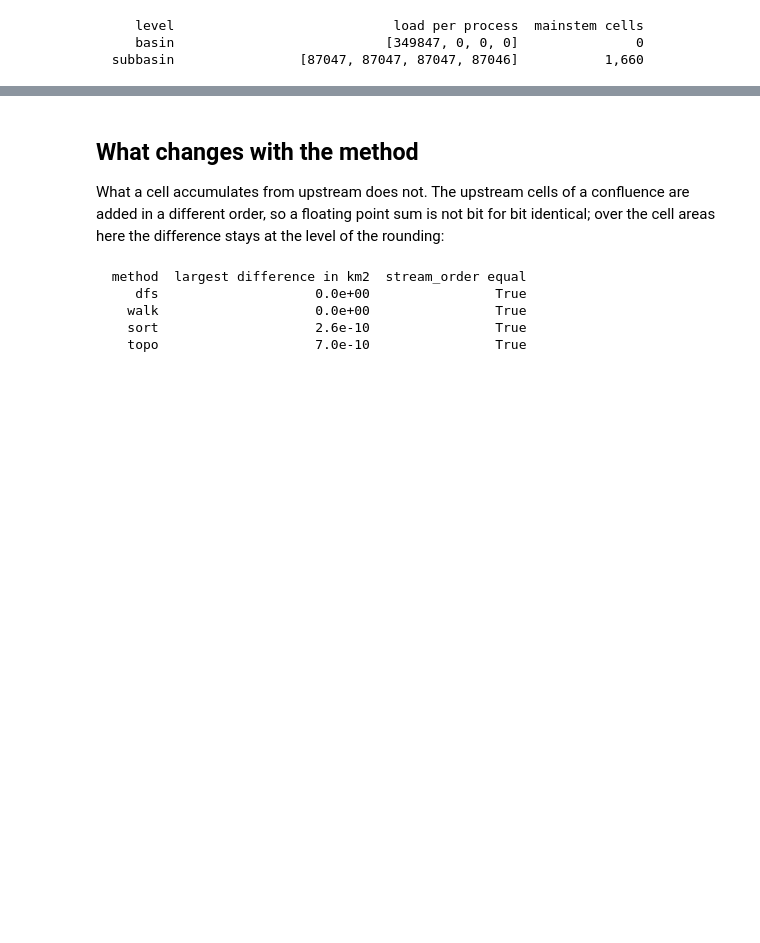
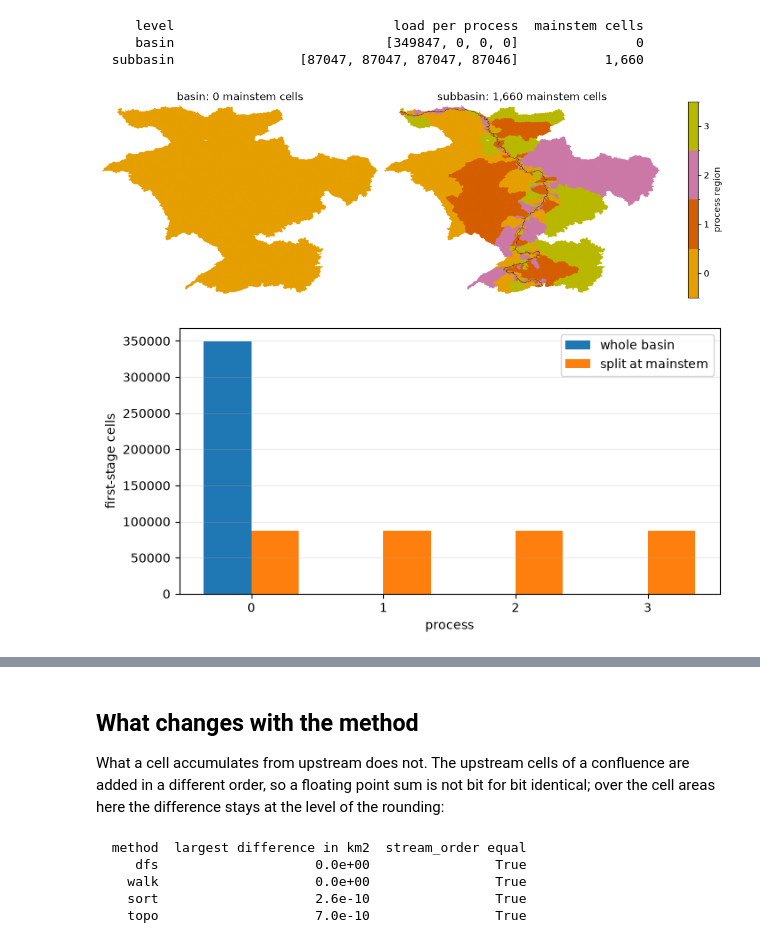
Before and after one commit to Deltares/pyflwdir, a Jupyter notebook: examples/ordering.ipynb, the cells around one changed output, grey strips where cells are left out. Cells and saved outputs as stored; diff of their text form; code cells hidden in the pictures; blank space fills up the shorter version.

```diff
--- a/examples/ordering.ipynb
+++ b/examples/ordering.ipynb
@@ -273,3 +325,39 @@ for level in ["basin", "subbasin"]:
      level                            load per process  mainstem cells
      basin                           [349847, 0, 0, 0]               0
   subbasin                [87047, 87047, 87047, 87046]           1,660
+# %%
+# What the two process-level cuts look like on the same basin
+partitioned = {}
+loads = {}
+fig, axes = plt.subplots(
+    1, 2, figsize=(10, 4), sharex=True, sharey=True, constrained_layout=True
+)
+from matplotlib.colors import BoundaryNorm, ListedColormap
+
+cmap = ListedColormap(["#E69F00", "#D55E00", "#CC79A7", "#B9B800"])
+cmap.set_under("black")  # the held-back mainstem
+norm = BoundaryNorm(np.arange(-0.5, 4.5), cmap.N)
+for ax, level in zip(axes, ["basin", "subbasin"]):
+    parts, load = flw.partition(n_parts=4, level=level)
+    partitioned[level], loads[level] = parts, load
+    shown = np.ma.masked_where(~flw.mask.reshape(flw.shape), parts)
+    im = ax.imshow(shown, cmap=cmap, norm=norm)
+    ax.set_title(
+        f"{level}: {np.count_nonzero(parts == pyflwdir.MAINSTEM):,} mainstem cells"
+    )
+    ax.axis("off")
+fig.colorbar(im, ax=axes, ticks=range(4), shrink=0.8, label="process region")
+plt.show()
+
+# The map above in one number: how much first-stage work every process gets
+x = np.arange(4)
+fig, ax = plt.subplots(figsize=(7, 3.5), constrained_layout=True)
+ax.bar(x - 0.18, loads["basin"], width=0.36, label="whole basin")
+ax.bar(x + 0.18, loads["subbasin"], width=0.36, label="split at mainstem")
+ax.set(xticks=x, xlabel="process", ylabel="first-stage cells")
+ax.legend()
+ax.grid(axis="y", alpha=0.25)
+plt.show()
+# %% [output]
+[figure, added]
+[figure, added]
```
Also changed, not shown: parts of 8 cells of this notebook, 1 other file.
